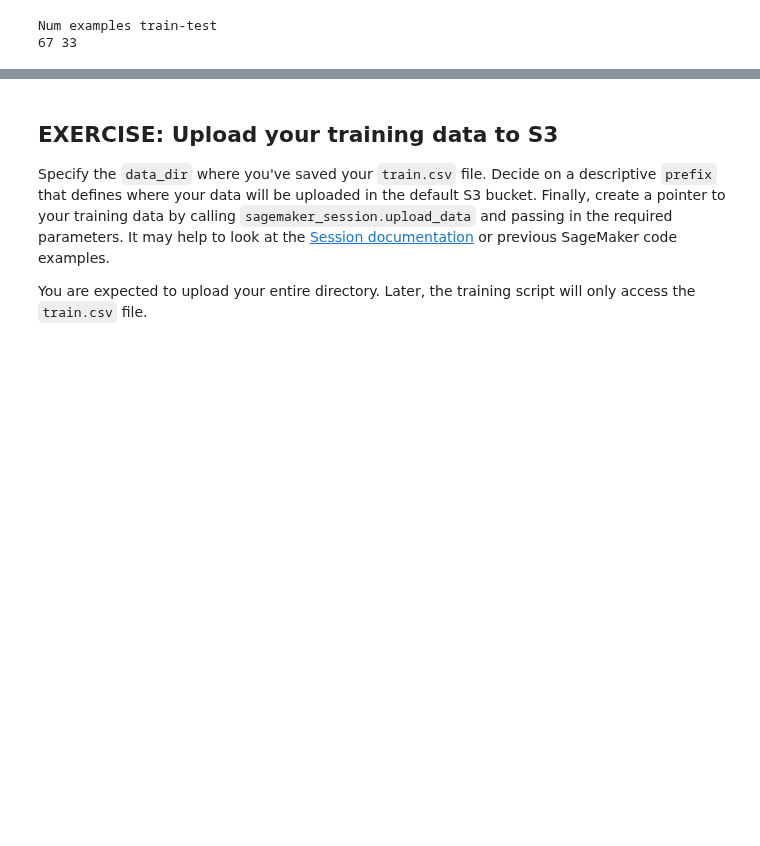
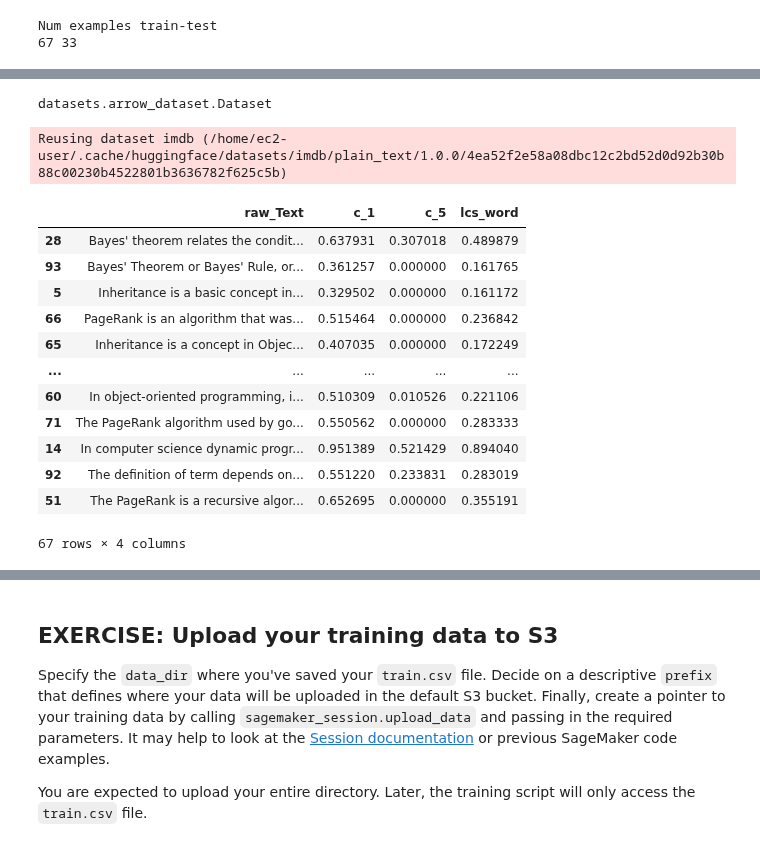
Before and after one commit to JayThibs/Plagiarism_Detector_AWS_SageMaker, a Jupyter notebook: 3_Training_a_Model.ipynb, the cells around one changed output, grey strips where cells are left out. Drawn from its saved outputs; the diff is of its cells as text; code cells hidden in the pictures; blank space fills up the shorter version.

Commit message:
Testing building custom dataset.

```diff
--- a/3_Training_a_Model.ipynb
+++ b/3_Training_a_Model.ipynb
@@ -144,3 +119,27 @@ test_dataset
+# %%
+type(test_dataset)
+# %% [output]
+datasets.arrow_dataset.Dataset
+# %%
+train_d, test_d = load_dataset('imdb', split=['train', 'test'])
+# %% [output]
+Reusing dataset imdb (/home/ec2-user/.cache/huggingface/datasets/imdb/plain_text/1.0.0/4ea52f2e58a08dbc12c2bd52d0d92b30b88c00230b4522801b3636782f625c5b)
+# %%
+train_df
+# %% [output]
+|  | raw_Text | c_1 | c_5 | lcs_word |
+| 28 | Bayes' theorem relates the condit... | 0.637931 | 0.307018 | 0.489879 |
+| 93 | Bayes' Theorem or Bayes' Rule, or... | 0.361257 | 0.000000 | 0.161765 |
+| 5 | Inheritance is a basic concept in... | 0.329502 | 0.000000 | 0.161172 |
+| 66 | PageRank is an algorithm that was... | 0.515464 | 0.000000 | 0.236842 |
+| 65 | Inheritance is a concept in Objec... | 0.407035 | 0.000000 | 0.172249 |
+| ... | ... | ... | ... | ... |
+| 60 | In object-oriented programming, i... | 0.510309 | 0.010526 | 0.221106 |
+| 71 | The PageRank algorithm used by go... | 0.550562 | 0.000000 | 0.283333 |
+| 14 | In computer science dynamic progr... | 0.951389 | 0.521429 | 0.894040 |
+| 92 | The definition of term depends on... | 0.551220 | 0.233831 | 0.283019 |
+| 51 | The PageRank is a recursive algor... | 0.652695 | 0.000000 | 0.355191 |
+67 rows × 4 columns
 # %%
 data_dir = 'multimodal_plagiarism_data'
 
```
Also changed, not shown: parts of 16 cells of this notebook.
